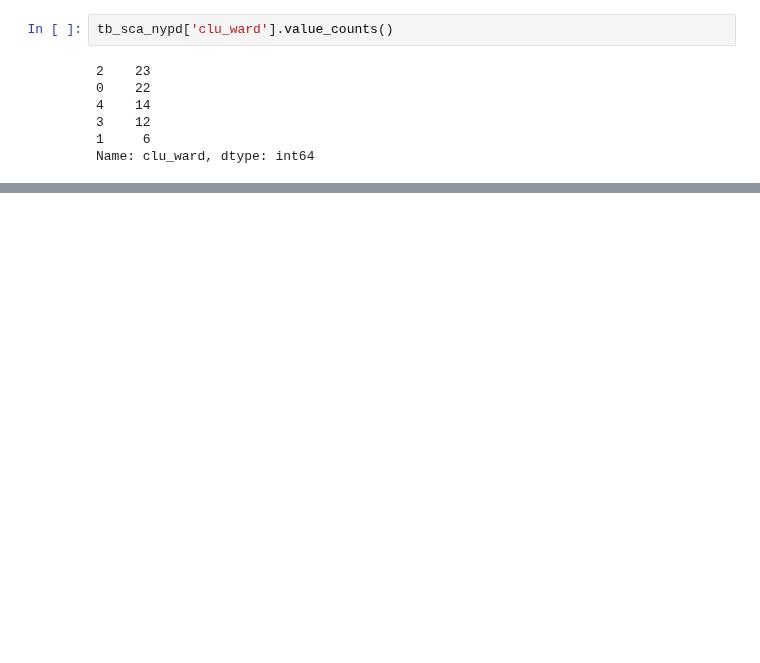
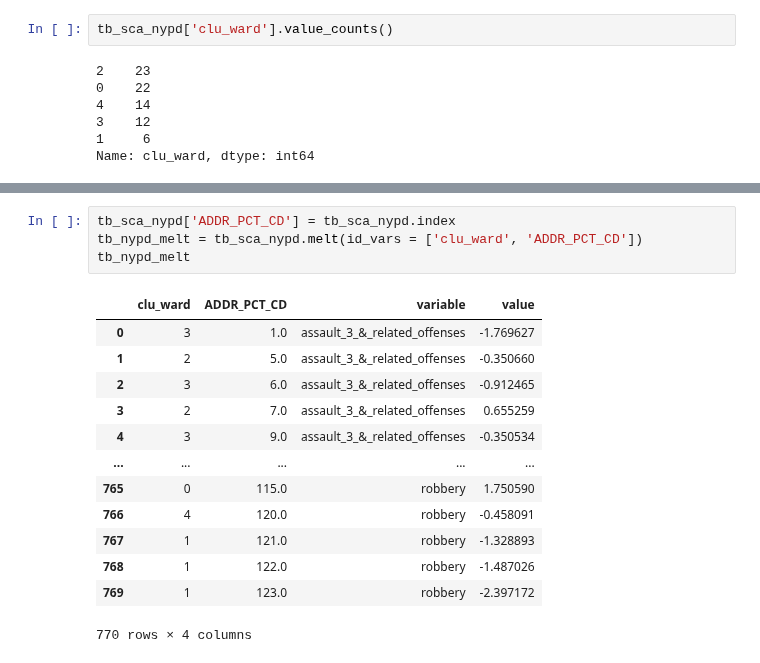
Before and after one commit to pedroteche-ih/DAFT_MEX_202209, a Jupyter notebook: Agglomerative Clustering.ipynb, the cells around one changed output, grey strips where cells are left out. Cells and saved outputs as stored; diff of their text form; blank space fills up the shorter version.

```diff
--- a/Agglomerative Clustering.ipynb
+++ b/Agglomerative Clustering.ipynb
@@ -92,3 +125,21 @@ Name: clu_ward, dtype: int64
+# %%
+tb_sca_nypd['ADDR_PCT_CD'] = tb_sca_nypd.index
+tb_nypd_melt = tb_sca_nypd.melt(id_vars = ['clu_ward', 'ADDR_PCT_CD'])
+tb_nypd_melt
+# %% [output]
+|  | clu_ward | ADDR_PCT_CD | variable | value |
+| 0 | 3 | 1.0 | assault_3_&_related_offenses | -1.769627 |
+| 1 | 2 | 5.0 | assault_3_&_related_offenses | -0.350660 |
+| 2 | 3 | 6.0 | assault_3_&_related_offenses | -0.912465 |
+| 3 | 2 | 7.0 | assault_3_&_related_offenses | 0.655259 |
+| 4 | 3 | 9.0 | assault_3_&_related_offenses | -0.350534 |
+| ... | ... | ... | ... | ... |
+| 765 | 0 | 115.0 | robbery | 1.750590 |
+| 766 | 4 | 120.0 | robbery | -0.458091 |
+| 767 | 1 | 121.0 | robbery | -1.328893 |
+| 768 | 1 | 122.0 | robbery | -1.487026 |
+| 769 | 1 | 123.0 | robbery | -2.397172 |
+770 rows × 4 columns
 # %%
 sns.catplot(data = tb_nypd_melt, x = 'clu_ward', y = 'value', col= 'variable', kind = 'bar', col_wrap = 3)
 # %% [output]
```
Also changed, not shown: parts of 12 cells of this notebook.
